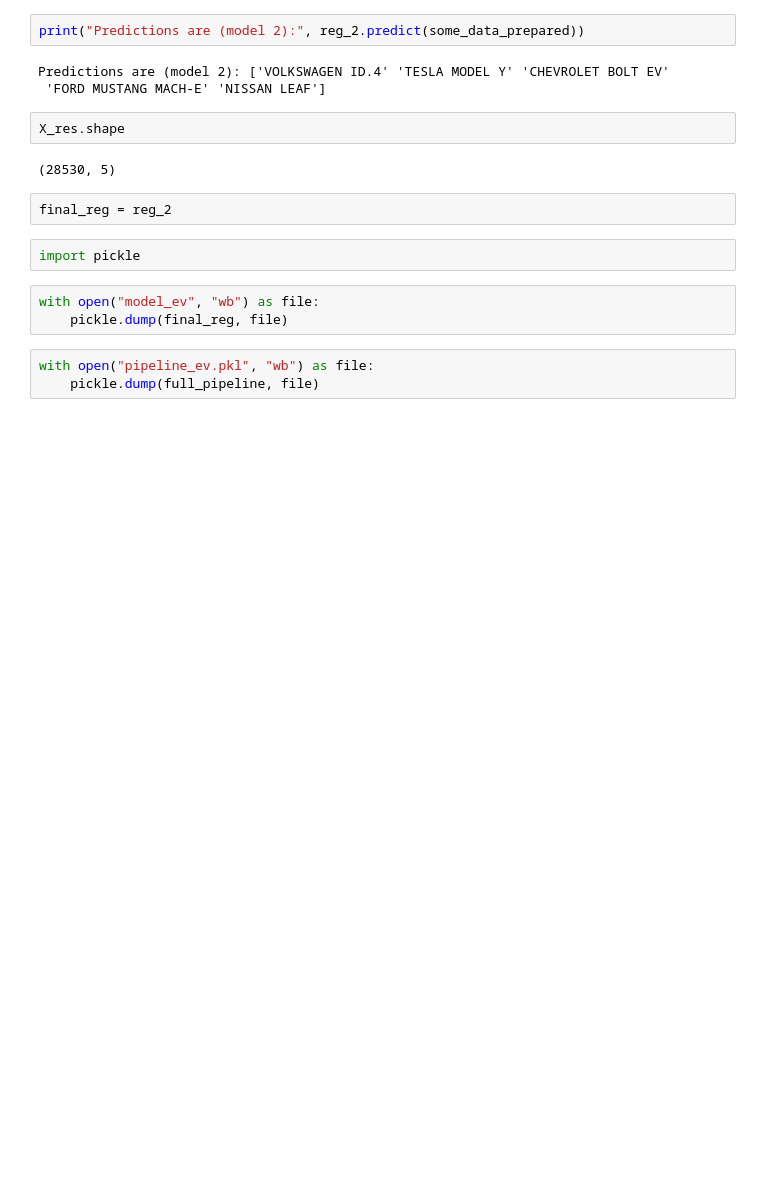
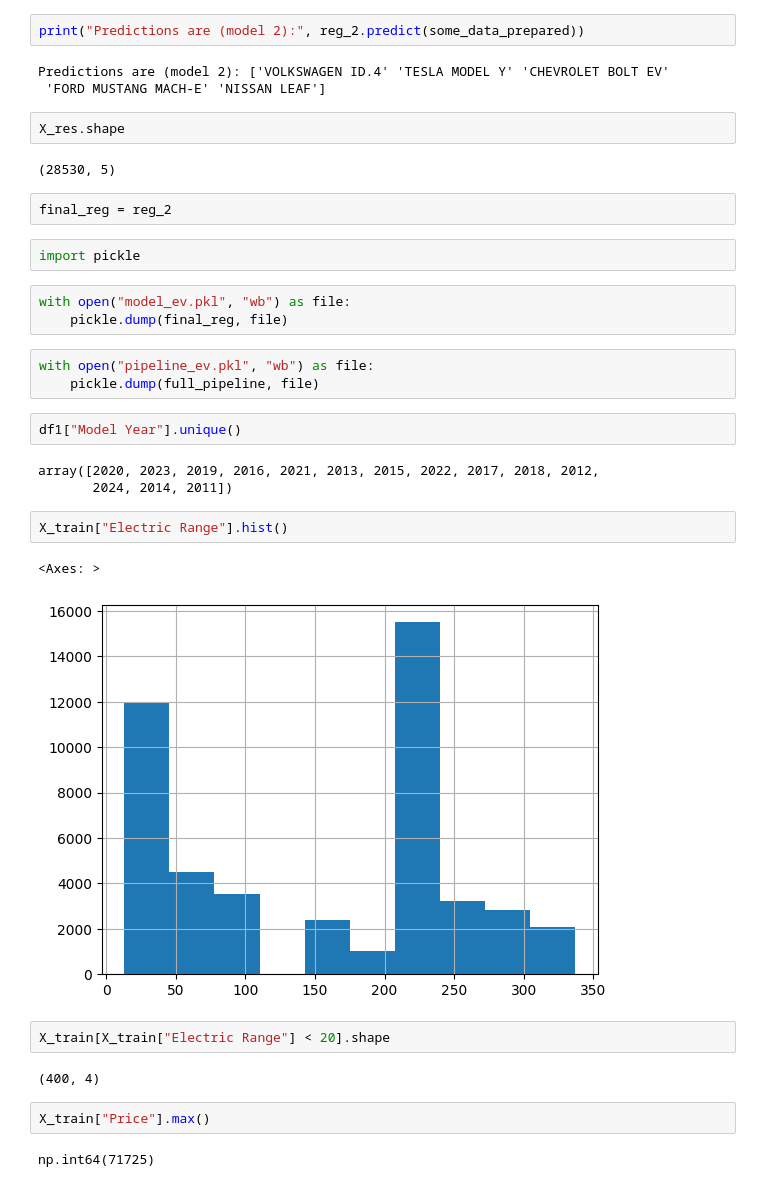
Before and after one commit to NeelaGitH/EV_range_prediction, a Jupyter notebook: model_Range.ipynb, the cells around one changed output. Cells and saved outputs as stored; diff of their text form; blank space fills up the shorter version.

```diff
--- a/model_Range.ipynb
+++ b/model_Range.ipynb
@@ -415,8 +423,26 @@ final_reg = reg_2
 # %%
 import pickle
 # %%
-with open("model_ev", "wb") as file:
+with open("model_ev.pkl", "wb") as file:
     pickle.dump(final_reg, file)
 # %%
 with open("pipeline_ev.pkl", "wb") as file:
     pickle.dump(full_pipeline, file)
+# %%
+df1["Model Year"].unique()
+# %% [output]
+array([2020, 2023, 2019, 2016, 2021, 2013, 2015, 2022, 2017, 2018, 2012,
+       2024, 2014, 2011])
+# %%
+X_train["Electric Range"].hist()
+# %% [output]
+<Axes: >
+[figure, added]
+# %%
+X_train[X_train["Electric Range"] < 20].shape
+# %% [output]
+(400, 4)
+# %%
+X_train["Price"].max()
+# %% [output]
+np.int64(71725)
```
Also changed, not shown: parts of 4 cells of this notebook, 3 other files.
